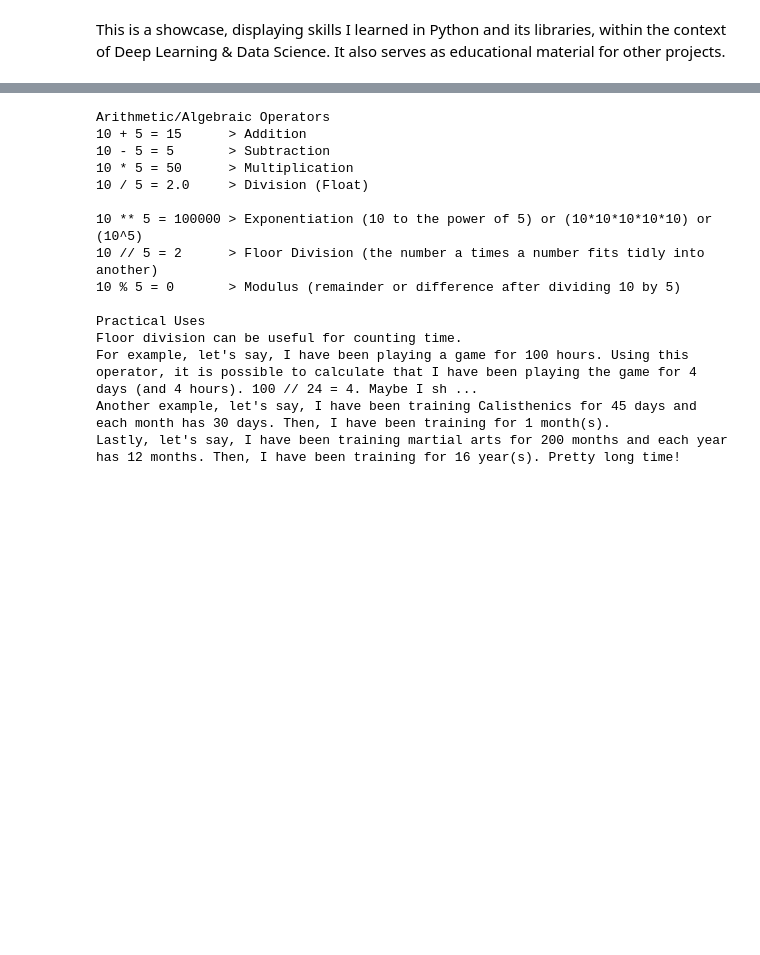
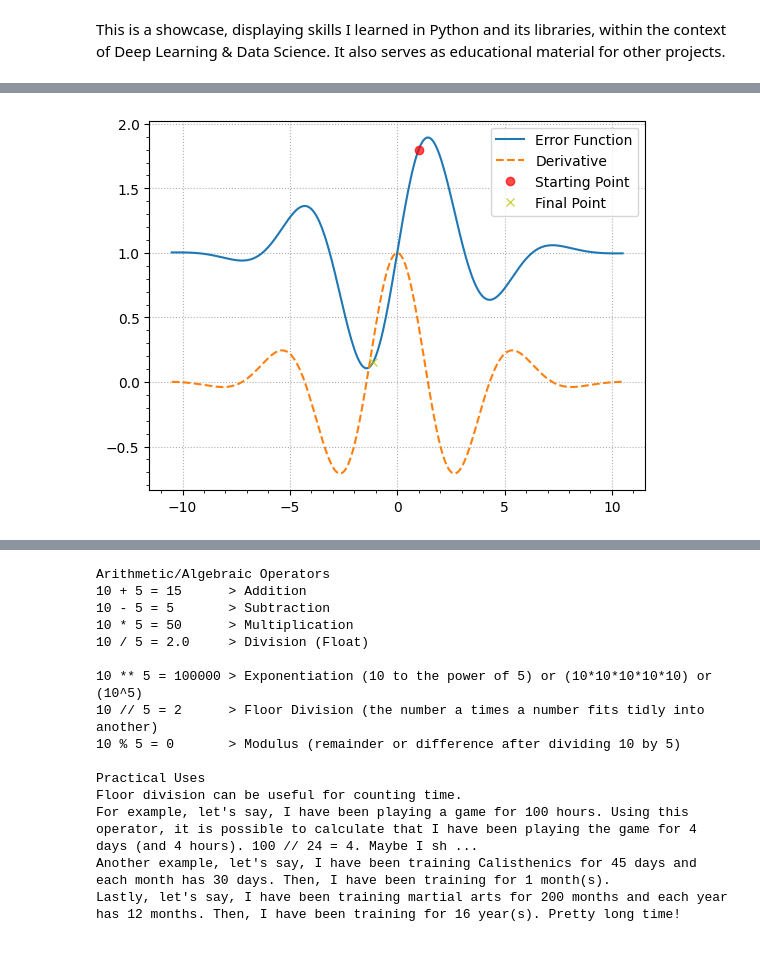
Before and after one commit to Salciano/ShowcasePython, a Jupyter notebook: Showcase.ipynb, the cells around one changed output, grey strips where cells are left out. Saved outputs shown, nothing was run; the diff lists cells and outputs as text; code cells hidden in the pictures; blank space fills up the shorter version.

```diff
--- a/Showcase.ipynb
+++ b/Showcase.ipynb
@@ -5,0 +489,96 @@ It also serves as educational material for other projects.
+# %%
+#@title Experiment 3: Learnrate & Epochs > NumPy. Matplotlib
+
+import numpy
+import matplotlib.pyplot as ploti
+
+# Input. Function. Derivative
+in1 = numpy.linspace(-7*1.5, 7*1.5, 300) # did this to prevent outbound
+def fin1(in1):
+  return 1 + ( numpy.sin(in1) * numpy.exp(-in1**2*0.05) )
+def defin1(in1):
+  return numpy.cos(in1) * numpy.exp(-in1**2*0.05) + numpy.sin(in1) * (-0.1*in1) * numpy.exp(-in1**2*0.05)
+
+#init_point = numpy.array([1]) fixed start location
+proxy_min = init_point = 1 # fixed start location
+
+# learn parameters
+learn_rate = 0.01
+train_sess = 300
+
+# gradient descent
+for learn_idx in range(train_sess):
+  gradi = defin1(proxy_min)
+  proxy_min = proxy_min - learn_rate * gradi
+
+print("This is our gradient descent algorithm working an error function:")
+ploti.plot(in1, fin1(in1), label="Error Function")
+ploti.plot(in1, defin1(in1), "--", label="Derivative")
+ploti.plot(init_point, fin1(init_point), "ro", label="Starting Point", alpha=.7)
+ploti.plot(proxy_min, fin1(proxy_min), "yx", label="Final Point", alpha=.7)
+ploti.grid(linestyle=":")
+ploti.minorticks_on()
+ploti.legend()
+ploti.show()
+
+print("Starting Point:", init_point)
+print("Starting Error:", fin1(init_point))
+
+print("\nThis time, we fixed the starting position, along with everything else.")
+print("For this experiment, we will be systematically change the learning rate variable and analize how it affects outcomes.")
+
+# systematically varied learn rate & train epochs
+learn_rate = numpy.linspace (1e-10, 1e-1, 50)
+train_epoch = numpy.round(numpy.linspace(10, 500, 40))
+
+final_error = numpy.zeros((len(learn_rate), len(train_epoch))) # initialize matrix filled with 0s with the same lenght/dimensions
+
+for idx_learn_rate, learnRate in enumerate(learn_rate):
+  for idx_train_epoch,trainEpoch in enumerate(train_epoch):
+    proxy_min = init_point # reset proxy_min to the initial point
+    for idx_gradi in range(int(trainEpoch)):
+      gradi = defin1(proxy_min)
+      proxy_min = proxy_min - gradi * learnRate
+    final_error[idx_learn_rate, idx_train_epoch] = fin1(proxy_min) # for error instead of location
+#    final_error[idx_learn_rate, idx_train_epoch] = proxy_min
+
+#fig,ax = ploti.subplots(figsize=(7,5))
+ploti.imshow(final_error.T, extent=[learn_rate[0], learn_rate[-1], train_epoch[0], train_epoch[-1]], aspect="auto", origin="lower", vmin=0, vmax=2)
+ploti.xlabel("Learning Rate")
+ploti.ylabel("Training Epochs")
+ploti.title("Final Error")
+ploti.colorbar()
+ploti.minorticks_on()
+ploti.show()
+
+# another visualization
+# ploti.plot(learn_rate, fin1(final_error))
+# ploti.xlabel("Learning rates")
+# ploti.ylabel("Final function estimate")
+# ploti.title("Each line is a training epoch")
+# ploti.show()
+
+print("With a fixed starting position at 1, the best balance of learning rate and epochs to minimize error and calculations is observed around 0,03 learning rate and 150 epochs.")
+print("It can further be optimized. However, let's test if our rationale are correct.")
+
+# learn parameters
+learn_rate = 0.03
+train_sess = 150
+
+# gradient descent
+for learn_idx in range(train_sess):
+  gradi = defin1(proxy_min)
+  proxy_min = proxy_min - learn_rate * gradi
+
+ploti.plot(in1, fin1(in1), label="Error Function")
+ploti.plot(in1, defin1(in1), "--", label="Derivative")
+ploti.plot(init_point, fin1(init_point), "ro", label="Starting Point", alpha=.7)
+ploti.plot(proxy_min, fin1(proxy_min), "yx", label="Final Point", alpha=.7)
+ploti.grid(linestyle=":")
+ploti.minorticks_on()
+ploti.legend()
+ploti.show()
+
+print("\nCongratulations! Our reasoning was demonstrably correct! The updated gradient results in less error and requires less calculations (epochs)!")
+print("Further recommendations: Rerun the startpoint experiment and improve the starting location. Then rerun the learnrate/epoch experiment to further optimize the algorithm.")
+# %% [output]
@@ -5,0 +586 @@ It also serves as educational material for other projects.
+[figure, added]
```
Also changed, not shown: parts of 79 cells of this notebook.
